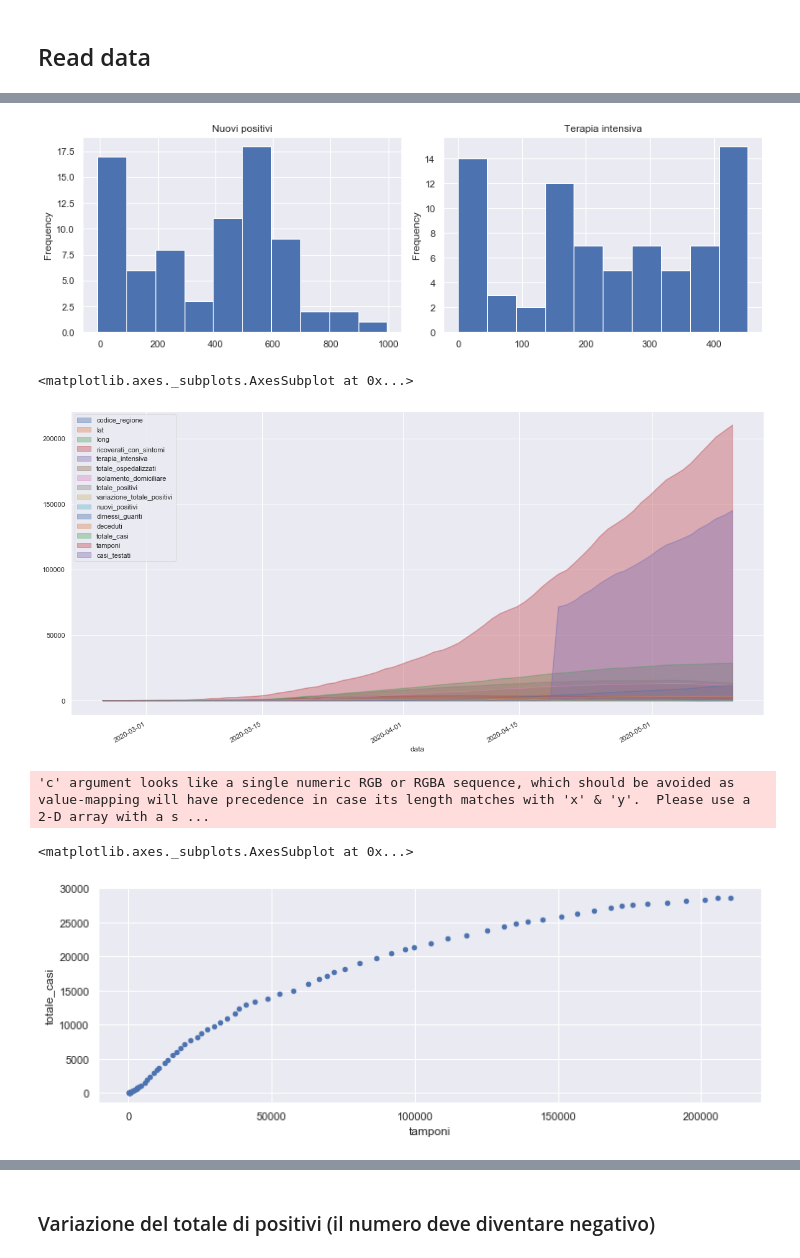
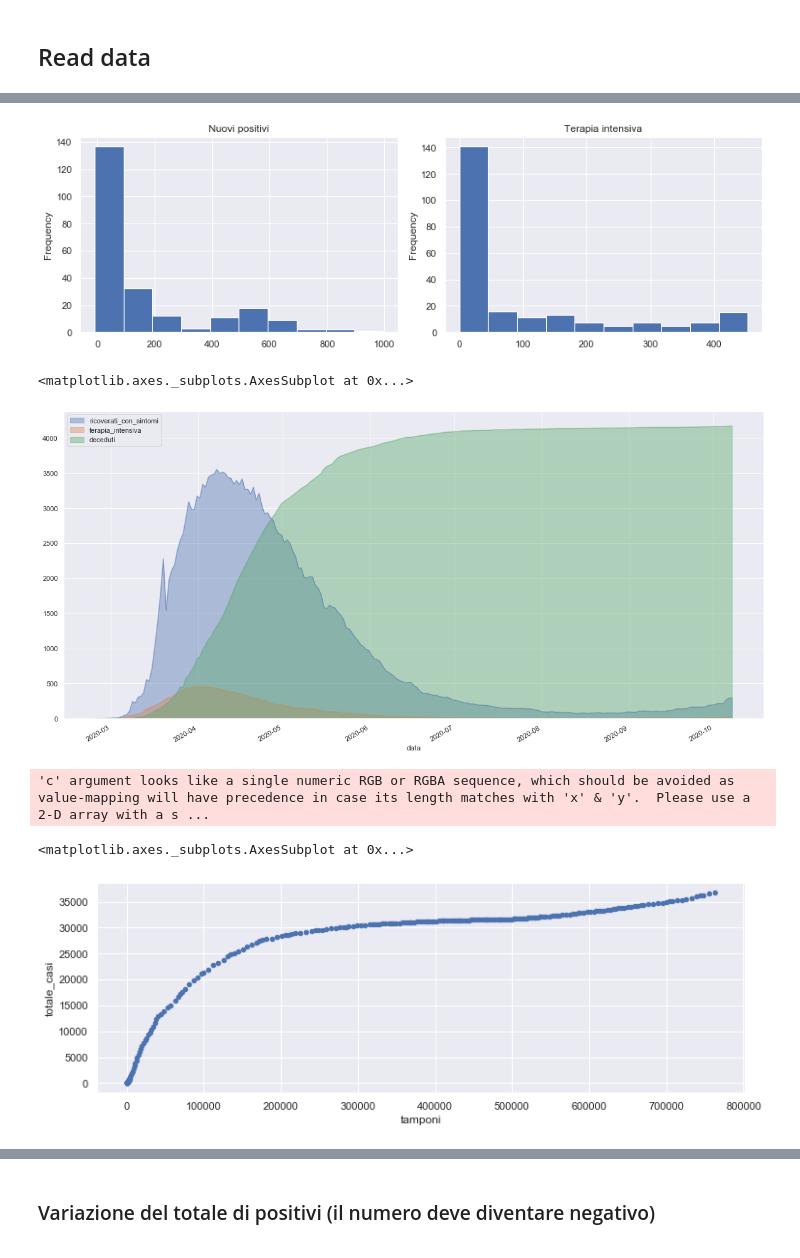
Before and after one commit to marcocaldera/covid-italy-track, a Jupyter notebook: Andamento.ipynb, the cells around one changed output, grey strips where cells are left out. Cells and saved outputs as stored; diff of their text form; code cells hidden in the pictures.

```diff
--- a/Andamento.ipynb
+++ b/Andamento.ipynb
@@ -44,7 +44,7 @@ country_df = pd.read_csv('./COVID-19/dati-regioni/dpc-covid19-ita-regioni.csv',
 group = country_df.groupby('denominazione_regione')['denominazione_regione'].count()
 country_df = country_df.loc[country_df['denominazione_regione'] == regione]
 # %%
-country_df.drop(['stato', 'note_it', 'note_en'], axis=1, inplace=True)
+country_df.drop(['stato', 'note'], axis=1, inplace=True)
 # %%
 country_df.tail()
 # %% [output]
@@ -63,18 +63,19 @@ country_df['terapia_intensiva'].plot.hist(bins=10, ax=axes[1], title='Terapia in
 
 plt.tight_layout()
 # %% [output]
-[figure, old version]
+[figure, new version]
 # %%
-country_df.plot.area(alpha=0.4, figsize=(20,10),stacked=False)
+#country_df.plot.area(alpha=0.4, figsize=(20,10),stacked=False)
+country_df[['ricoverati_con_sintomi', 'terapia_intensiva', 'deceduti']].plot.area(alpha=0.4, figsize=(20,10),stacked=False)
 # %% [output]
 <matplotlib.axes._subplots.AxesSubplot at 0x...>
-[figure, old version]
+[figure, new version]
 # %%
 country_df.plot.scatter(x='tamponi',y='totale_casi', figsize=(12,4))
 # %% [output]
 'c' argument looks like a single numeric RGB or RGBA sequence, which should be avoided as value-mapping will have precedence in case its length matches with 'x' & 'y'.  Please use a 2-D array with a s ...
 <matplotlib.axes._subplots.AxesSubplot at 0x...>
-[figure, old version]
+[figure, new version]
 # %%
 #country_df['totale_positivi'].plot(figsize=(12,5))
 
```
Also changed, not shown: parts of 10 cells of this notebook, 1 other file.
